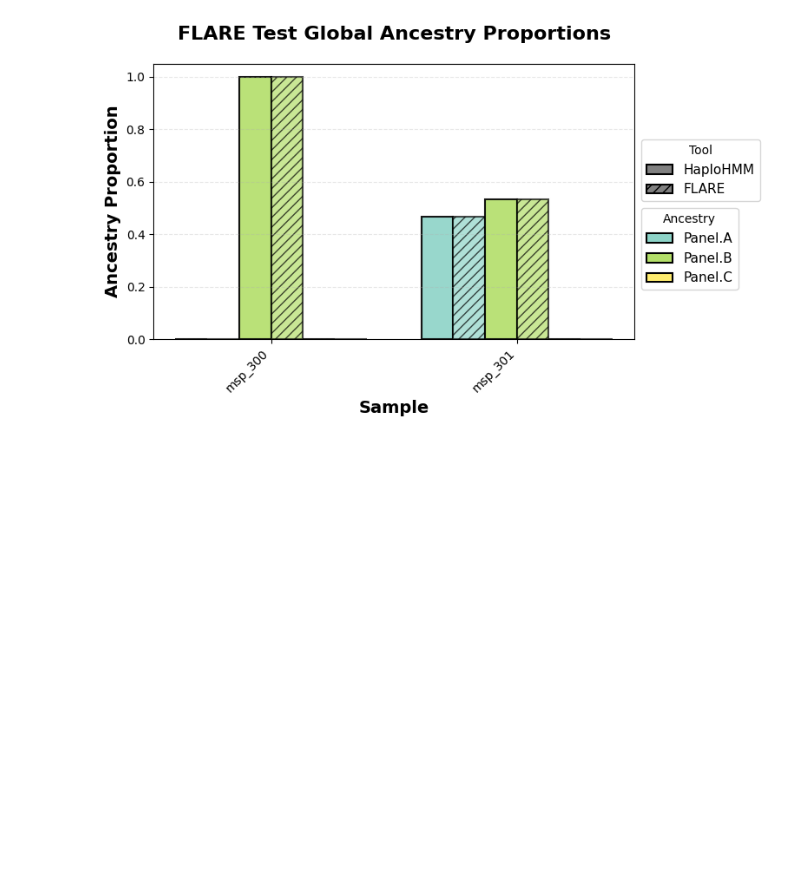
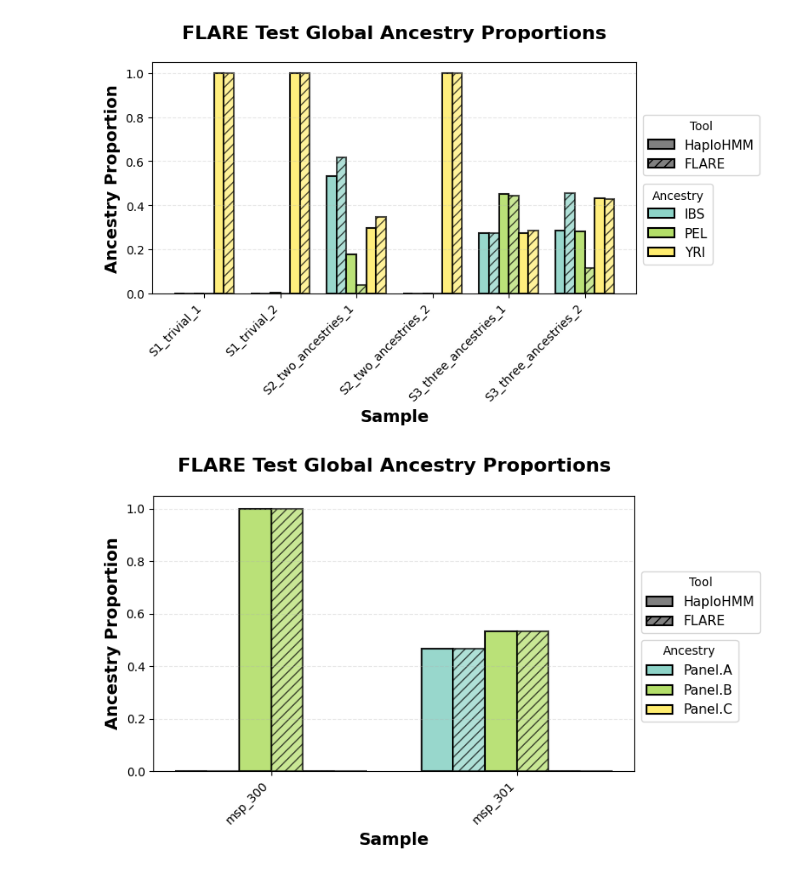
Before and after one commit to nathantrn/CSE284_HMM_local_ancestry_inference, a Jupyter notebook: plot_results.ipynb, the cells around one changed output. Cells and saved outputs as stored; diff of their text form; code cells hidden in the pictures; blank space fills up the shorter version.

Commit message:
updated readme, toy example

```diff
--- a/plot_results.ipynb
+++ b/plot_results.ipynb
@@ -4,6 +4,94 @@ import matplotlib.pyplot as plt
 import numpy as np
 import matplotlib.patches as mpatches
 from matplotlib.patches import Rectangle
+# %%
+# Toy Example Dataset
+flare_results = pd.read_csv('toy_example/flare_output/toy_example.global.anc.gz', sep='\t', index_col=0)
+haploHMM_results = pd.read_csv('toy_example/haploHMM_output/toy_example_global_ancestry.txt', sep='\t', index_col=0)
+# %%
+num_samples = len(flare_results.index)
+num_ancestries = len(flare_results.columns)
+
+# Set up colors for each ancestry
+ancestry_colors = plt.cm.Set3(np.linspace(0, 1, num_ancestries))
+
+# Create figure
+fig, ax = plt.subplots(figsize=(8,5))
+
+# Bar positioning
+bar_width = 0.35  # Width of each bar
+x_positions = np.arange(num_samples)  # Position for each sample
+spacing = 0.1  # Space between sample groups
+group_width = (num_ancestries * 2 * bar_width) + spacing
+
+# Adjust x positions to have enough space
+sample_x_positions = np.arange(num_samples) * (group_width + 0.5)
+
+# Plot bars for each ancestry
+for ancestry_idx in range(num_ancestries):
+    # Your tool bars (solid)
+    my_x = sample_x_positions + (ancestry_idx * 2 * bar_width)
+    my_heights = haploHMM_results.iloc[:, ancestry_idx].values
+
+    ax.bar(my_x, my_heights, bar_width,
+            color=ancestry_colors[ancestry_idx],
+            edgecolor='black', linewidth=1.5,
+            label=f'{haploHMM_results.columns[ancestry_idx]} (haploHMM)' if ancestry_idx == 0 else '',
+            hatch='',  # Solid
+            alpha=0.9)
+
+    # FLARE bars (with pattern)
+    flare_x = my_x + bar_width
+    flare_heights = flare_results.iloc[:, ancestry_idx].values
+
+    ax.bar(flare_x, flare_heights, bar_width,
+            color=ancestry_colors[ancestry_idx],
+            edgecolor='black', linewidth=1.5,
+            label=f'{flare_results.columns[ancestry_idx]} (FLARE)' if ancestry_idx == 0 else '',
+            hatch='///',  # Diagonal stripes pattern
+            alpha=0.7)
+
+# Customize plot
+ax.set_xlabel('Sample', fontsize=14, fontweight='bold')
+ax.set_ylabel('Ancestry Proportion', fontsize=14, fontweight='bold')
+ax.set_title('FLARE Test Global Ancestry Proportions',
+                fontsize=16, fontweight='bold', pad=20)
+
+# Set x-axis labels to sample names
+center_positions = sample_x_positions + (num_ancestries * bar_width - bar_width/2)
+ax.set_xticks(center_positions)
+ax.set_xticklabels(haploHMM_results.index, rotation=45, ha='right')
+
+# Set y-axis limits
+ax.grid(axis='y', alpha=0.3, linestyle='--')
+
+# Create custom legend
+# Color patches for ancestries
+ancestry_patches = [mpatches.Patch(facecolor=ancestry_colors[i],
+                                    edgecolor='black', linewidth=1.5,
+                                    label=haploHMM_results.columns[i])
+                    for i in range(num_ancestries)]
+
+# Pattern patches for tools
+your_tool_patch = mpatches.Patch(facecolor='gray', edgecolor='black',
+                                    linewidth=1.5, label='HaploHMM',
+                                    hatch='')
+flare_patch = mpatches.Patch(facecolor='gray', edgecolor='black',
+                                linewidth=1.5, label='FLARE',
+                                hatch='///')
+
+# Create legend with two columns
+leg1 = ax.legend(handles=ancestry_patches, title='Ancestry',
+                    frameon=True, fontsize=11, bbox_to_anchor=(1, 0.5), loc='upper left')
+ax.add_artist(leg1)
+
+leg2 = ax.legend(handles=[your_tool_patch, flare_patch], title='Tool',
+                    frameon=True, fontsize=11, bbox_to_anchor=(1, .8), loc='upper left')
+
+plt.tight_layout()
+plt.show()
+# %% [output]
+[figure, added]
 # %%
 # FLARE Test Dataset
 flare_results = pd.read_csv('flare_test/flare_out/flare.out.global.anc.gz', sep='\t', index_col=0)
```
Also changed, not shown: 26 other files.
